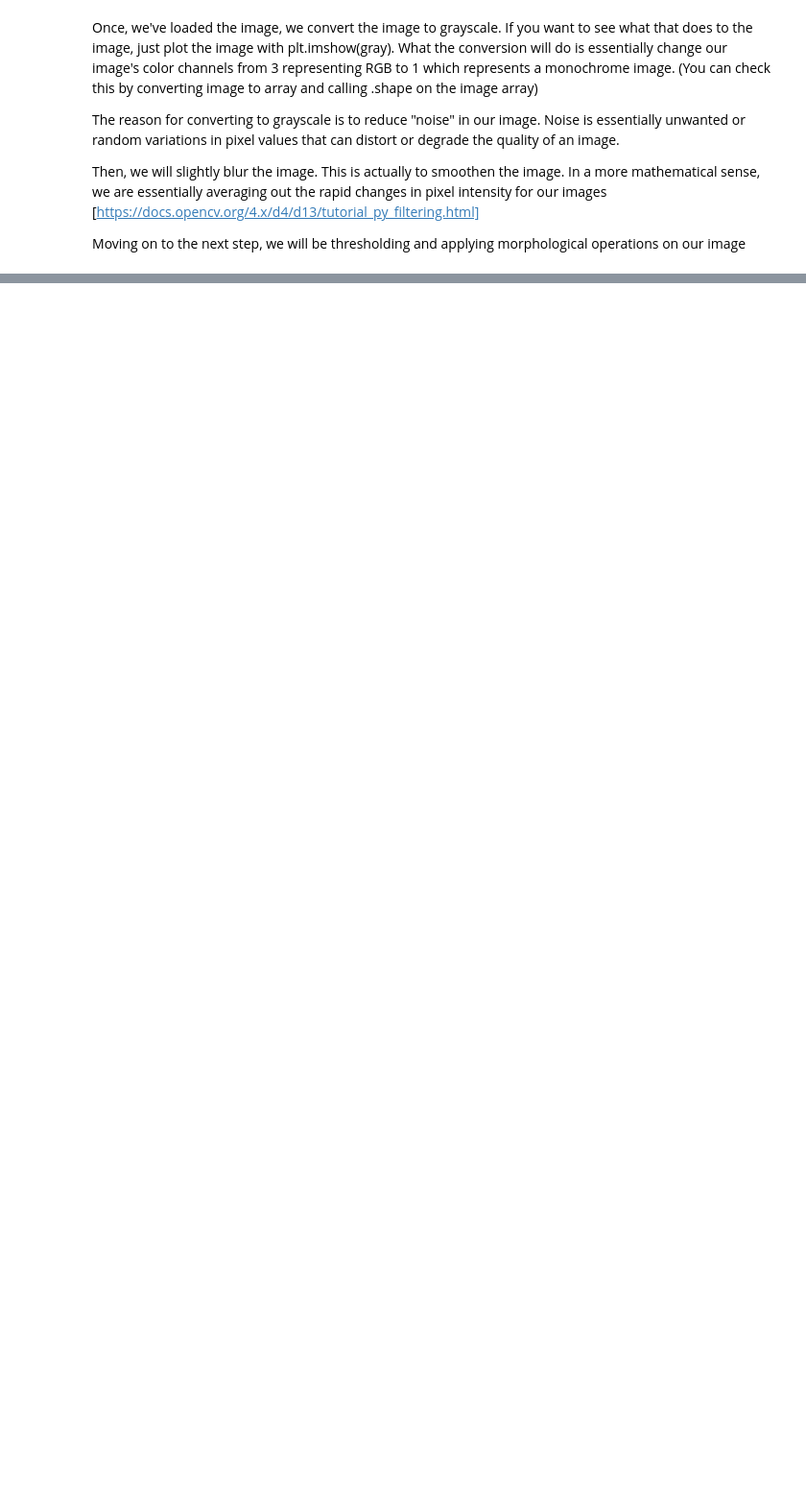
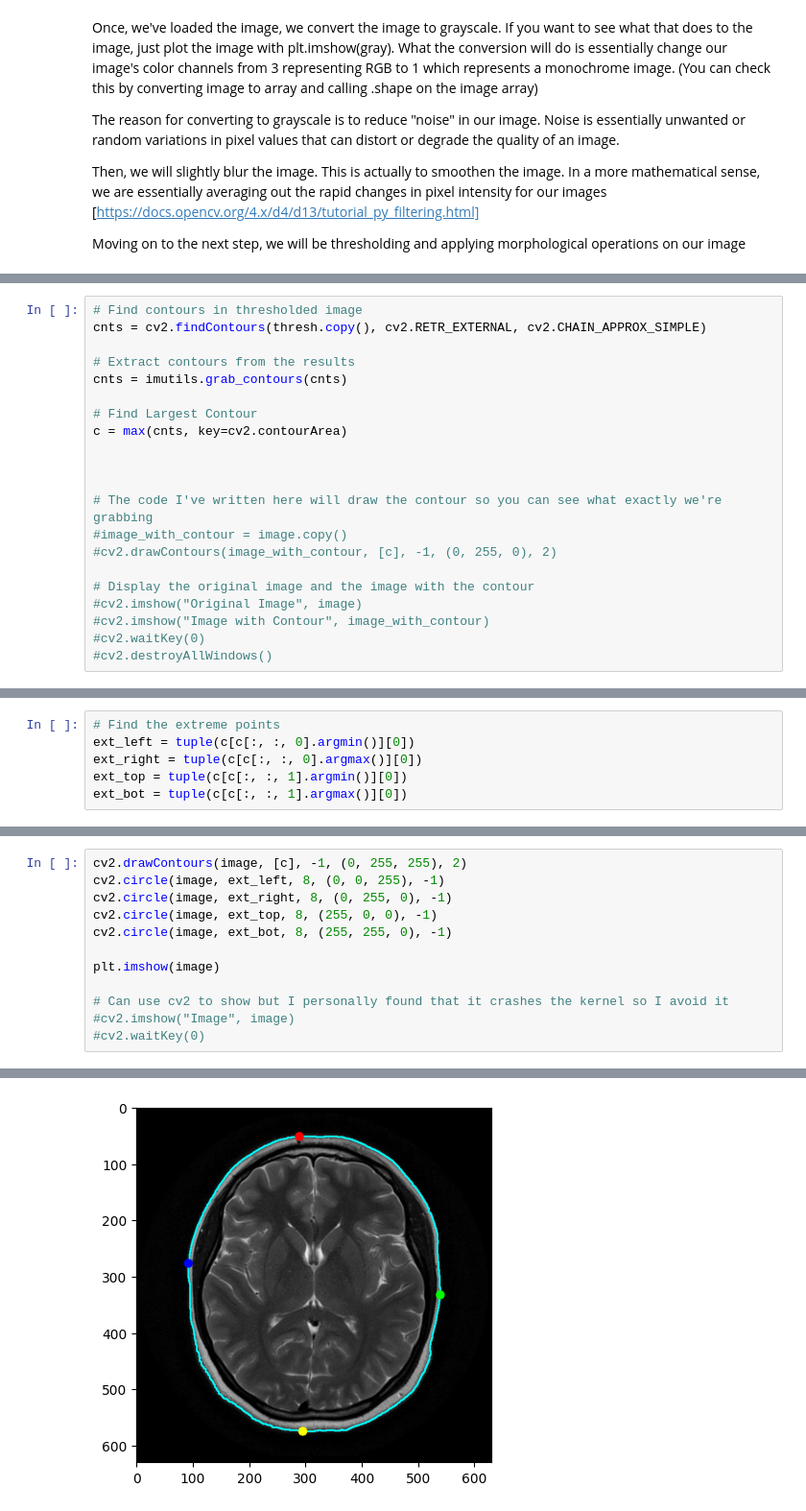
Before and after one commit to Qamil-Mirza/My-Data-Projects, a Jupyter notebook: Tumor-Classification/tumor-classifier.ipynb, the cells around one changed output, grey strips where cells are left out. Shown at 96% size. Saved outputs shown, nothing was run; the diff lists cells and outputs as text; blank space fills up the shorter version.

Commit message:
Added guide for contour mapping

```diff
--- a/Tumor-Classification/tumor-classifier.ipynb
+++ b/Tumor-Classification/tumor-classifier.ipynb
@@ -160,0 +180,21 @@ Moving on to the next step, we will be thresholding and applying morphological o
+# %%
+# Find contours in thresholded image
+cnts = cv2.findContours(thresh.copy(), cv2.RETR_EXTERNAL, cv2.CHAIN_APPROX_SIMPLE)
+
+# Extract contours from the results
+cnts = imutils.grab_contours(cnts)
+
+# Find Largest Contour
+c = max(cnts, key=cv2.contourArea)
+
+
+
+# The code I've written here will draw the contour so you can see what exactly we're grabbing
+#image_with_contour = image.copy()
+#cv2.drawContours(image_with_contour, [c], -1, (0, 255, 0), 2)
+
+# Display the original image and the image with the contour
+#cv2.imshow("Original Image", image)
+#cv2.imshow("Image with Contour", image_with_contour)
+#cv2.waitKey(0)
+#cv2.destroyAllWindows()
@@ -160,0 +213,6 @@ Moving on to the next step, we will be thresholding and applying morphological o
+# %%
+# Find the extreme points
+ext_left = tuple(c[c[:, :, 0].argmin()][0])
+ext_right = tuple(c[c[:, :, 0].argmax()][0])
+ext_top = tuple(c[c[:, :, 1].argmin()][0])
+ext_bot = tuple(c[c[:, :, 1].argmax()][0])
@@ -160,0 +239,13 @@ Moving on to the next step, we will be thresholding and applying morphological o
+# %%
+cv2.drawContours(image, [c], -1, (0, 255, 255), 2)
+cv2.circle(image, ext_left, 8, (0, 0, 255), -1)
+cv2.circle(image, ext_right, 8, (0, 255, 0), -1)
+cv2.circle(image, ext_top, 8, (255, 0, 0), -1)
+cv2.circle(image, ext_bot, 8, (255, 255, 0), -1)
+
+plt.imshow(image)
+
+# Can use cv2 to show but I personally found that it crashes the kernel so I avoid it
+#cv2.imshow("Image", image)
+#cv2.waitKey(0)
+# %% [output]
@@ -160,0 +253 @@ Moving on to the next step, we will be thresholding and applying morphological o
+[figure, added]
```
Also changed, not shown: parts of 7 cells of this notebook.
